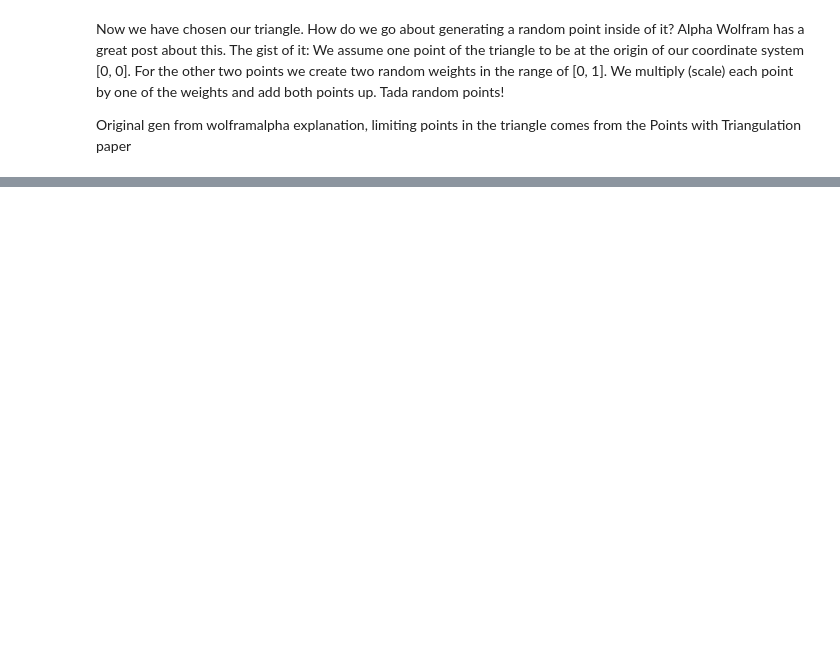
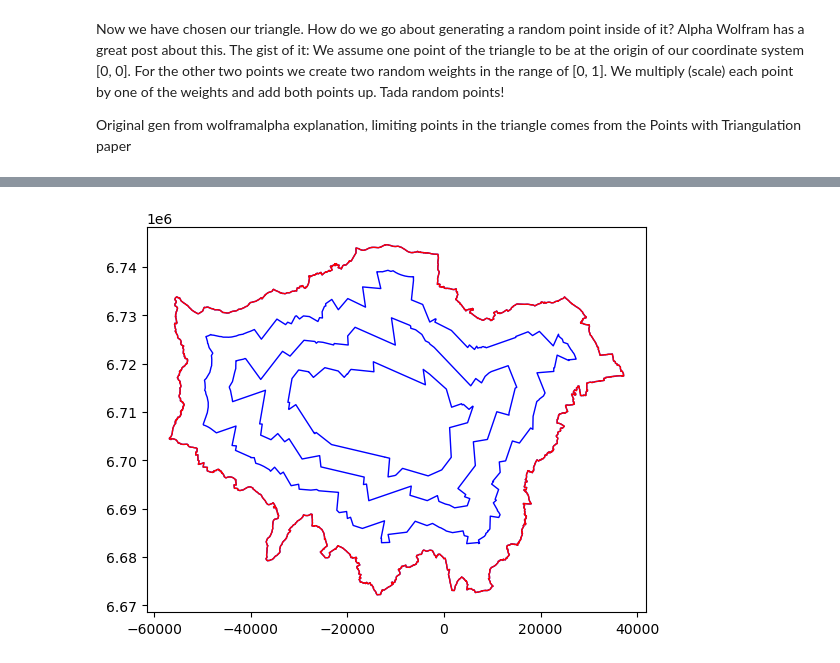
Before and after one commit to paddeaux/radian, a Jupyter notebook: triangulation.ipynb, the cells around one changed output, grey strips where cells are left out. Cells and saved outputs as stored; diff of their text form; code cells hidden in the pictures; blank space fills up the shorter version.

```diff
--- a/triangulation.ipynb
+++ b/triangulation.ipynb
@@ -205,0 +118,92 @@ poly_triangles.plot()
+# %%
+from shapely.geometry import box
+
+def point_in_poly(poly):
+    minX, minY, maxX, maxY = poly.bounds
+    new_point = shapely.Point([random.uniform(minX, maxX), random.uniform(minY, maxY)])
+    return new_point
+
+def points_in_poly(poly, points):
+    points_list = []
+    for i in range(points):
+        points_list.append(point_in_poly(poly))
+    points_gdf = gpd.GeoDataFrame(pd.DataFrame(points_list, columns=['geometry']), geometry='geometry', crs=4326)
+    return points_gdf
+
+def points_in_poly_check(poly, points):
+    points_list = []
+    rejects = 0
+    while len(points_list) < points:
+        new_point = point_in_poly(poly)
+        if new_point.within(poly):
+            points_list.append(new_point)
+        else:
+            rejects += 1
+    points_gdf = gpd.GeoDataFrame(pd.DataFrame(points_list, columns=['geometry']), geometry='geometry', crs=4326)
+    print(f"Total number of rejections: {rejects}\nRejection rate: {round((points/rejects)*100,2)}%")
+    return points_gdf
+
+def uniform_test(file_dir, points=500):
+    source_poly = gpd.read_file(file_dir)
+    points_gdf = points_in_poly(source_poly, points)
+
+def bounding_ratio(file_dir, points):
+    source_poly = gpd.read_file(file_dir)#.to_crs(3857)
+    minX, minY, maxX, maxY = source_poly.bounds.loc[0]
+
+    source_bb = gpd.GeoSeries(box(minX, minY, maxX, maxY), crs=4326)
+
+    one_join_start = time.time()
+    # Generating points with a spatial join at the end to remove rejects
+    source_bb_points = points_in_poly(source_bb[0], points * 2)#.to_crs(3857)
+    source_points_sjoin = source_bb_points.sjoin(source_poly, predicate='within')
+    one_join_end = time.time()
+
+    # generating points with the within function at each generation
+    every_start = time.time()
+    source_points_every = points_in_poly_check(source_poly['geometry'][0], points)
+    every_end = time.time()
+
+    source_poly_area = source_poly['geometry'][0].area
+    source_bb_area = source_bb.area
+
+    print(f"Useable area in bounding box: {round((source_poly_area / source_bb_area[0])*100, 2)} %")
+
+    fig, ax = plt.subplots(1,2, figsize=(10,5))
+
+    source_bb_points.plot(ax=ax[0], color='green', markersize=0.5)
+
+    for x in ax:
+        source_poly.plot(ax=x, alpha=0.5)
+        source_bb.plot(ax=x, facecolor='none', edgecolor='red')
+
+
+    source_points_sjoin.plot(ax=ax[0], color='red', markersize=0.5)
+    source_points_every.plot(ax=ax[1], color='pink', markersize=0.5)
+    ax[0].set_title(f'Spatial Join after Generation - {len(source_points_sjoin)}\nTime taken:{round(one_join_end - one_join_start, 2)} seconds')
+    ax[1].set_title(f'Within Statements for each Point - {len(source_points_every)}\nTime taken:{round(every_end - every_start, 2)} seconds')
+
+
+    plt.show()
+
+    print(f"Time taken to generate {len(source_points_sjoin)} points with SJOIN: {round(one_join_end - one_join_start, 2)}")
+    print(f"Time taken to generate {len(source_points_every)} points with within checks: {round(every_end - every_start, 2)}")
+
+def buffer_example(file_dir):
+    source_poly = gpd.read_file(file_dir).to_crs(3857)
+
+    poly = source_poly['geometry'][0]
+    buffer_size = 5000
+
+    fig, ax = plt.subplots(figsize=(10,5))
+
+    for i in range(4):
+        gpd.GeoSeries(poly.buffer(-buffer_size*i, join_style=2)).plot(ax=ax,edgecolor='blue', facecolor='none')
+
+    source_poly.plot(ax=ax, edgecolor='red', facecolor='none')
+
+    plt.show()
+
+buffer_example('scenarios/london_houses/london.geojson')
+# %% [output]
+[figure, added]
```
Also changed, not shown: parts of 2 cells of this notebook, 7 other files.
